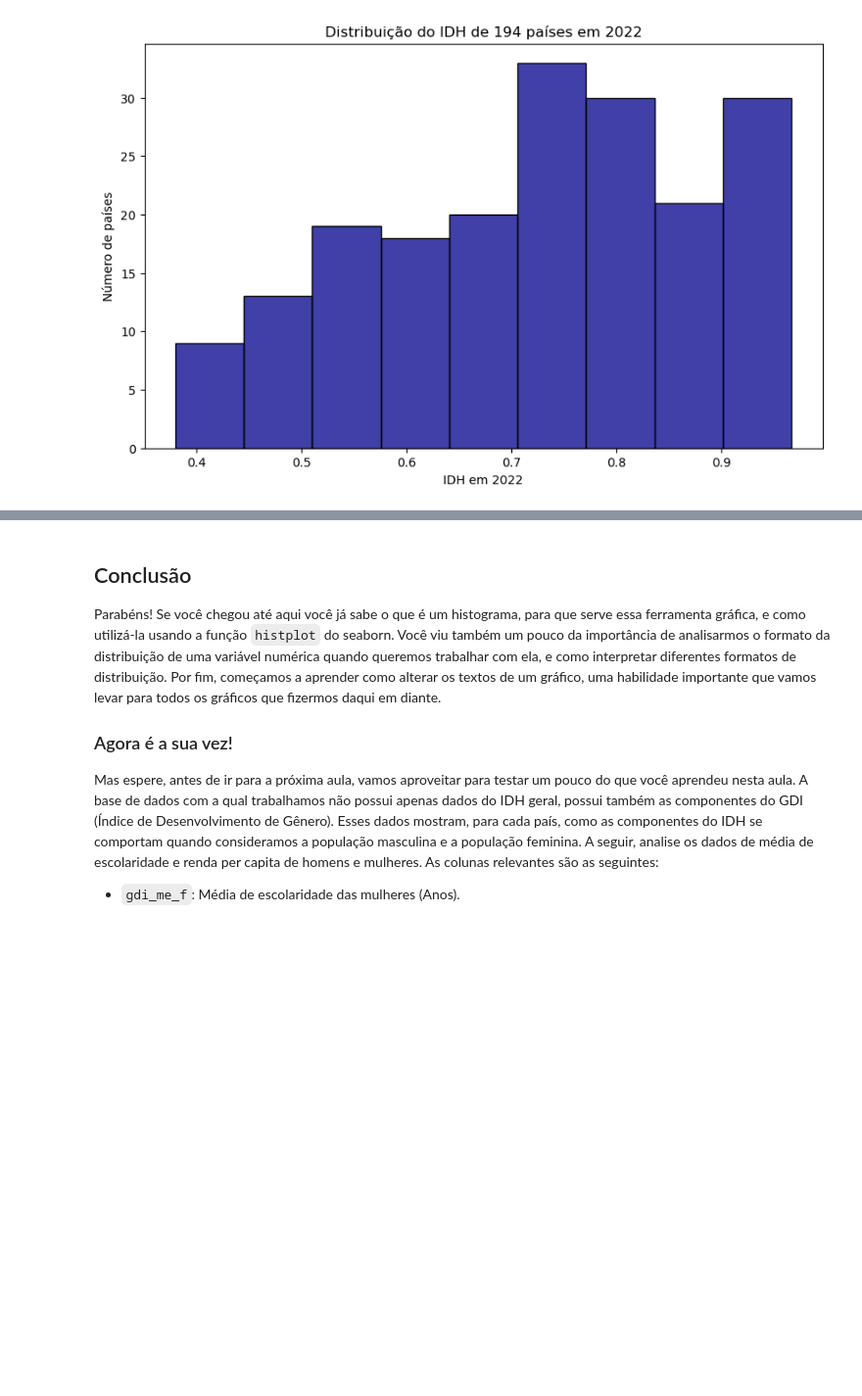
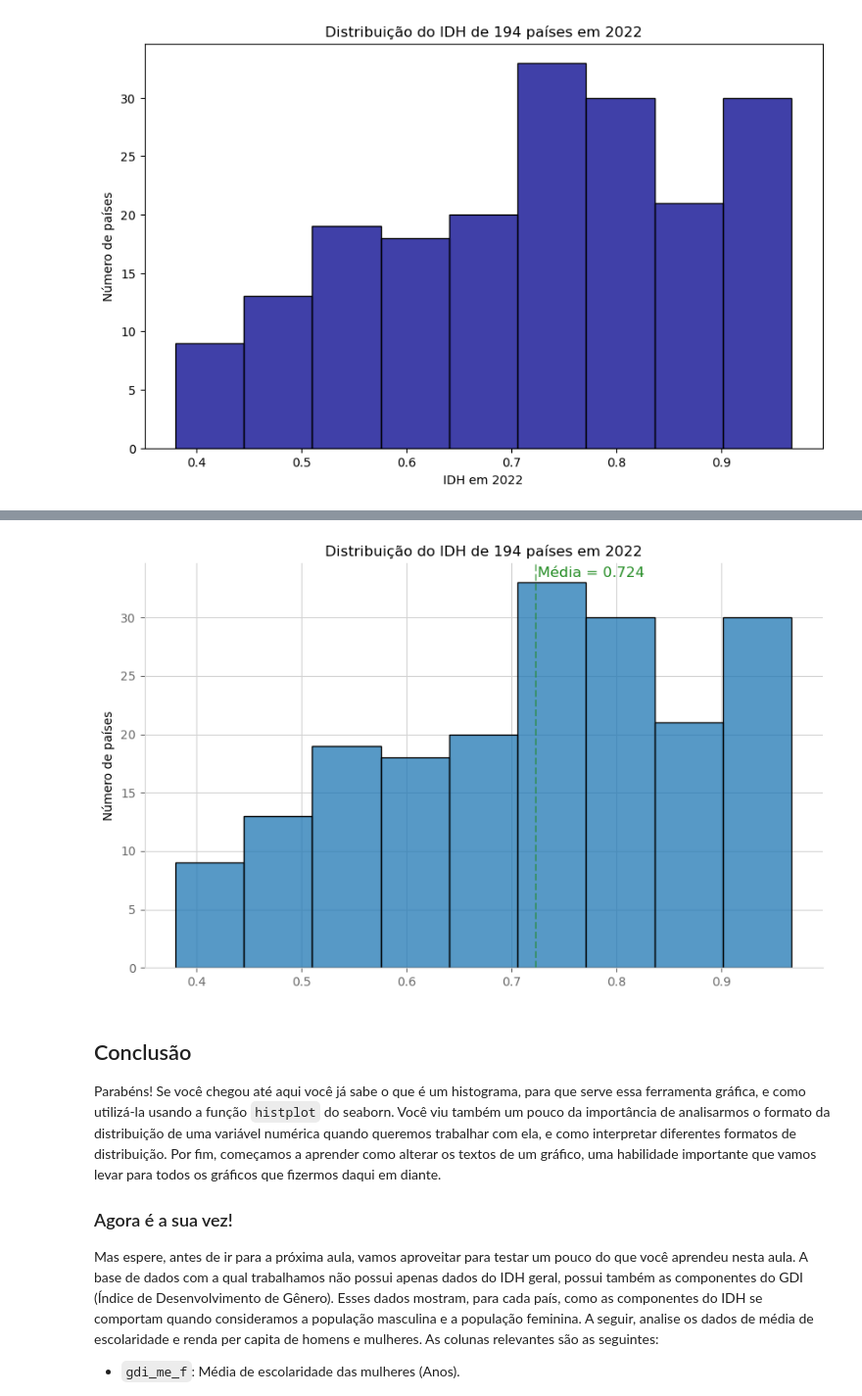
Before and after one commit to lthevenard/curso_prog, a Jupyter notebook: assets/_hidden/aula4.ipynb, the cells around one changed output, grey strips where cells are left out. Shown at 98% size. Drawn from its saved outputs; the diff is of its cells as text; code cells hidden in the pictures; blank space fills up the shorter version.

Commit message:
add gráfico final na aula 4

```diff
--- a/assets/_hidden/aula4.ipynb
+++ b/assets/_hidden/aula4.ipynb
@@ -191,3 +195,46 @@ plt.show()
+# %%
+# vamos mudar o estilo do gráfico
+# Vamos colocar linhas para ajudar a visualizar melhor
+# mas deixá-las mais claras para chamar menos atençao
+sns.set_style(
+    # style="whitegrid",
+    rc={
+        "axes.edgecolor": "lightgray",
+        "ytick.color": "dimgrey",
+        "xtick.color": "dimgrey",
+        "axes.grid": True,
+        "grid.color": "lightgray",
+        "axes.axisbelow": True,
+    },
+)
+
+# Código que aprendemos a fazer
+fig, ax = plt.subplots(figsize=(10, 6))
+
+sns.histplot(x="idh", color="tab:blue", data=idh_2022, ax=ax)
+
+ax.set_title("Distribuição do IDH de 194 países em 2022")
+ax.set_xlabel("")
+ax.set_ylabel("Número de países")
+
+# vamos remover algumas linhas do frame do gráfico
+sns.despine()
+
+# vamos também adicionar uma linha com a média
+mean_idh = idh_2022["idh"].mean()
+ax.axvline(mean_idh, color="forestgreen", linestyle="--", alpha=0.5)
+ax.text(
+    mean_idh + 0.001,
+    33.5,
+    f"Média = {mean_idh:.3f}",
+    color="forestgreen",
+    fontsize=12,
+)
+
+
+plt.show()
+# %% [output]
+[figure, added]
 # %% [markdown]
 ## Conclusão
 
```
Also changed, not shown: parts of 1 cell of this notebook.
